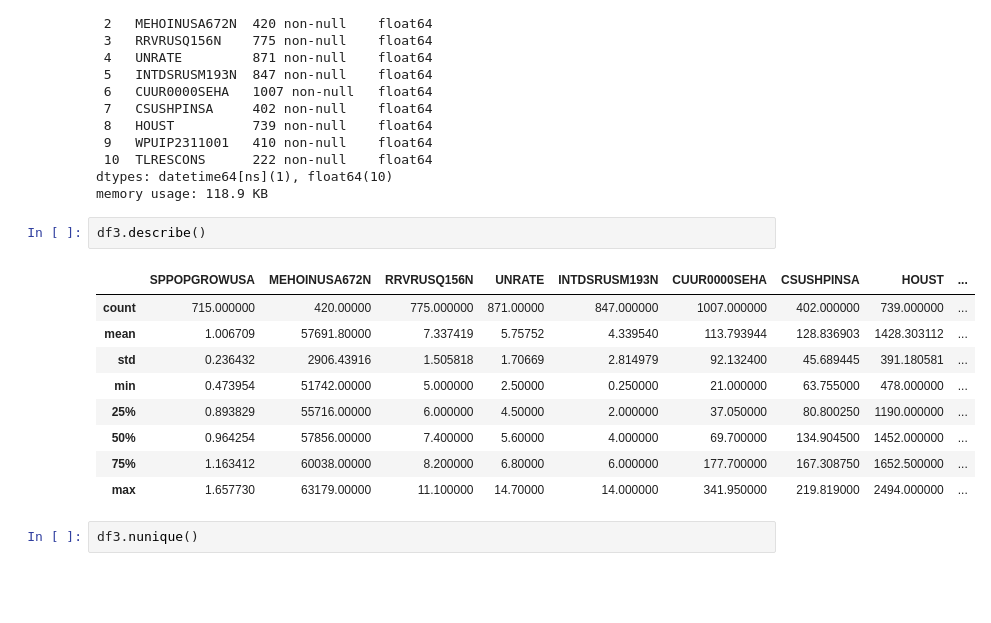
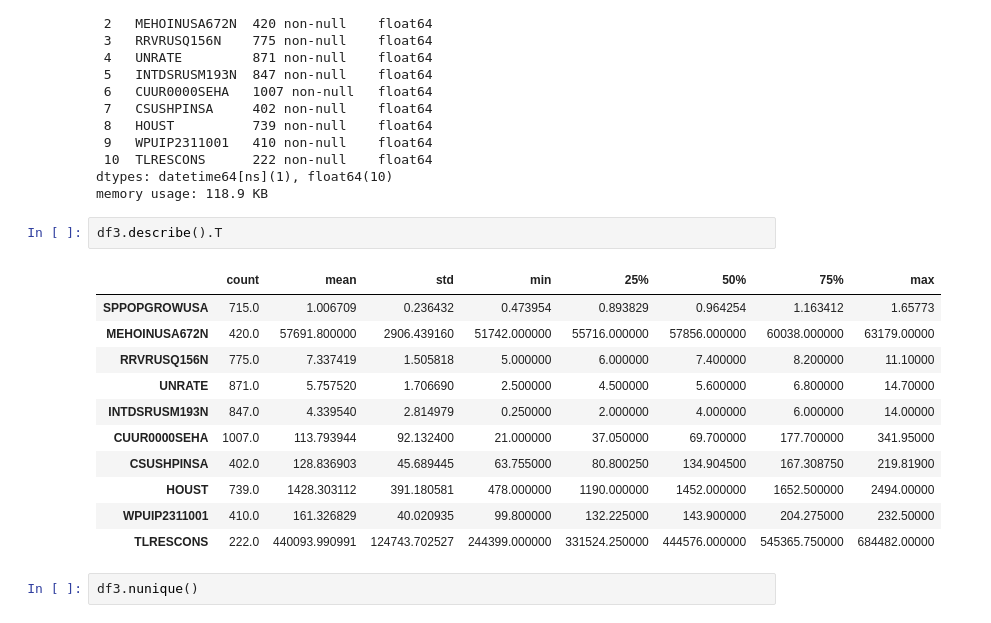
Before and after one commit to jjfrasca/Capstone_2, a Jupyter notebook: notebooks/1.0-jjf-initial-data-wrangling.ipynb, the cells around one changed output. Cells and saved outputs as stored; diff of their text form; blank space fills up the shorter version.

```diff
--- a/notebooks/1.0-jjf-initial-data-wrangling.ipynb
+++ b/notebooks/1.0-jjf-initial-data-wrangling.ipynb
@@ -395,17 +385,19 @@ Data columns (total 11 columns):
 dtypes: datetime64[ns](1), float64(10)
 memory usage: 118.9 KB
 # %%
-df3.describe()
+df3.describe().T
 # %% [output]
-|  | SPPOPGROWUSA | MEHOINUSA672N | RRVRUSQ156N | UNRATE | INTDSRUSM193N | CUUR0000SEHA | CSUSHPINSA | HOUST | ... |
-| count | 715.000000 | 420.00000 | 775.000000 | 871.00000 | 847.000000 | 1007.000000 | 402.000000 | 739.000000 | ... |
-| mean | 1.006709 | 57691.80000 | 7.337419 | 5.75752 | 4.339540 | 113.793944 | 128.836903 | 1428.303112 | ... |
-| std | 0.236432 | 2906.43916 | 1.505818 | 1.70669 | 2.814979 | 92.132400 | 45.689445 | 391.180581 | ... |
-| min | 0.473954 | 51742.00000 | 5.000000 | 2.50000 | 0.250000 | 21.000000 | 63.755000 | 478.000000 | ... |
-| 25% | 0.893829 | 55716.00000 | 6.000000 | 4.50000 | 2.000000 | 37.050000 | 80.800250 | 1190.000000 | ... |
-| 50% | 0.964254 | 57856.00000 | 7.400000 | 5.60000 | 4.000000 | 69.700000 | 134.904500 | 1452.000000 | ... |
-| 75% | 1.163412 | 60038.00000 | 8.200000 | 6.80000 | 6.000000 | 177.700000 | 167.308750 | 1652.500000 | ... |
-| max | 1.657730 | 63179.00000 | 11.100000 | 14.70000 | 14.000000 | 341.950000 | 219.819000 | 2494.000000 | ... |
+|  | count | mean | std | min | 25% | 50% | 75% | max |
+| SPPOPGROWUSA | 715.0 | 1.006709 | 0.236432 | 0.473954 | 0.893829 | 0.964254 | 1.163412 | 1.65773 |
+| MEHOINUSA672N | 420.0 | 57691.800000 | 2906.439160 | 51742.000000 | 55716.000000 | 57856.000000 | 60038.000000 | 63179.00000 |
+| RRVRUSQ156N | 775.0 | 7.337419 | 1.505818 | 5.000000 | 6.000000 | 7.400000 | 8.200000 | 11.10000 |
+| UNRATE | 871.0 | 5.757520 | 1.706690 | 2.500000 | 4.500000 | 5.600000 | 6.800000 | 14.70000 |
+| INTDSRUSM193N | 847.0 | 4.339540 | 2.814979 | 0.250000 | 2.000000 | 4.000000 | 6.000000 | 14.00000 |
+| CUUR0000SEHA | 1007.0 | 113.793944 | 92.132400 | 21.000000 | 37.050000 | 69.700000 | 177.700000 | 341.95000 |
+| CSUSHPINSA | 402.0 | 128.836903 | 45.689445 | 63.755000 | 80.800250 | 134.904500 | 167.308750 | 219.81900 |
+| HOUST | 739.0 | 1428.303112 | 391.180581 | 478.000000 | 1190.000000 | 1452.000000 | 1652.500000 | 2494.00000 |
+| WPUIP2311001 | 410.0 | 161.326829 | 40.020935 | 99.800000 | 132.225000 | 143.900000 | 204.275000 | 232.50000 |
+| TLRESCONS | 222.0 | 440093.990991 | 124743.702527 | 244399.000000 | 331524.250000 | 444576.000000 | 545365.750000 | 684482.00000 |
 # %%
 df3.nunique()
 # %% [output]
```
Also changed, not shown: parts of 16 cells of this notebook.
